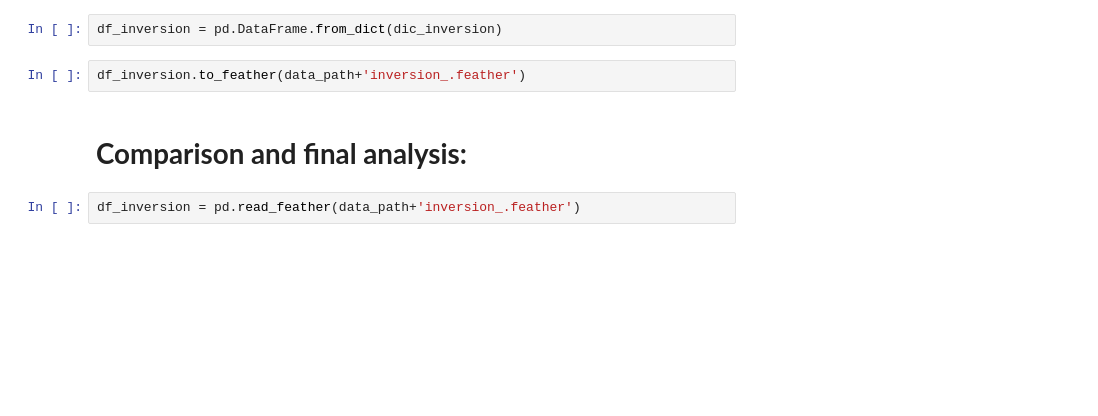
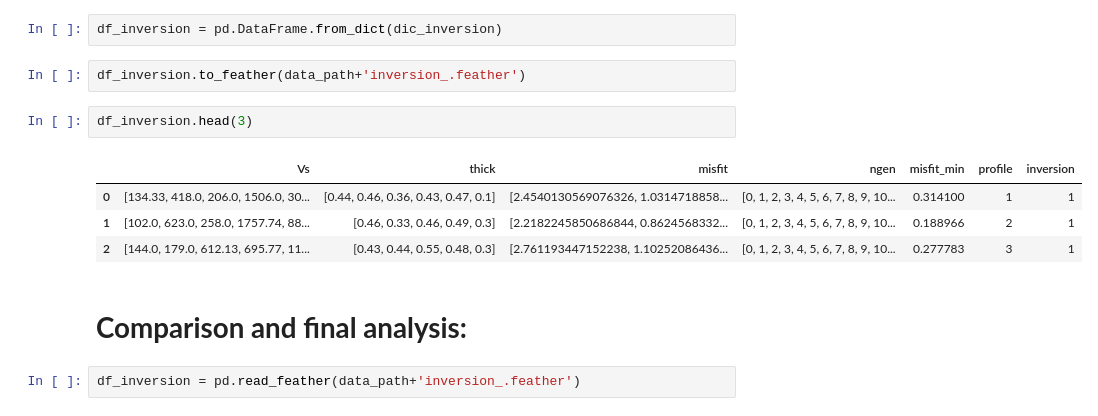
Before and after one commit to dIOGOLOC/Agriculture_inversion, a Jupyter notebook: inversion_evolutionary_algorithm.ipynb, the cells around one changed output. Saved outputs shown, nothing was run; the diff lists cells and outputs as text; blank space fills up the shorter version.

```diff
--- a/inversion_evolutionary_algorithm.ipynb
+++ b/inversion_evolutionary_algorithm.ipynb
@@ -574,6 +568,13 @@ print('Time spent (m):', elapsed_time / 60)
 df_inversion = pd.DataFrame.from_dict(dic_inversion)
 # %%
 df_inversion.to_feather(data_path+'inversion_.feather')
+# %%
+df_inversion.head(3)
+# %% [output]
+|  | Vs | thick | misfit | ngen | misfit_min | profile | inversion |
+| 0 | [134.33, 418.0, 206.0, 1506.0, 30... | [0.44, 0.46, 0.36, 0.43, 0.47, 0.1] | [2.4540130569076326, 1.0314718858... | [0, 1, 2, 3, 4, 5, 6, 7, 8, 9, 10... | 0.314100 | 1 | 1 |
+| 1 | [102.0, 623.0, 258.0, 1757.74, 88... | [0.46, 0.33, 0.46, 0.49, 0.3] | [2.2182245850686844, 0.8624568332... | [0, 1, 2, 3, 4, 5, 6, 7, 8, 9, 10... | 0.188966 | 2 | 1 |
+| 2 | [144.0, 179.0, 612.13, 695.77, 11... | [0.43, 0.44, 0.55, 0.48, 0.3] | [2.761193447152238, 1.10252086436... | [0, 1, 2, 3, 4, 5, 6, 7, 8, 9, 10... | 0.277783 | 3 | 1 |
 # %% [markdown]
 # **Comparison and final analysis:**
 # %%
```
Also changed, not shown: parts of 12 cells of this notebook, 7 other files.
